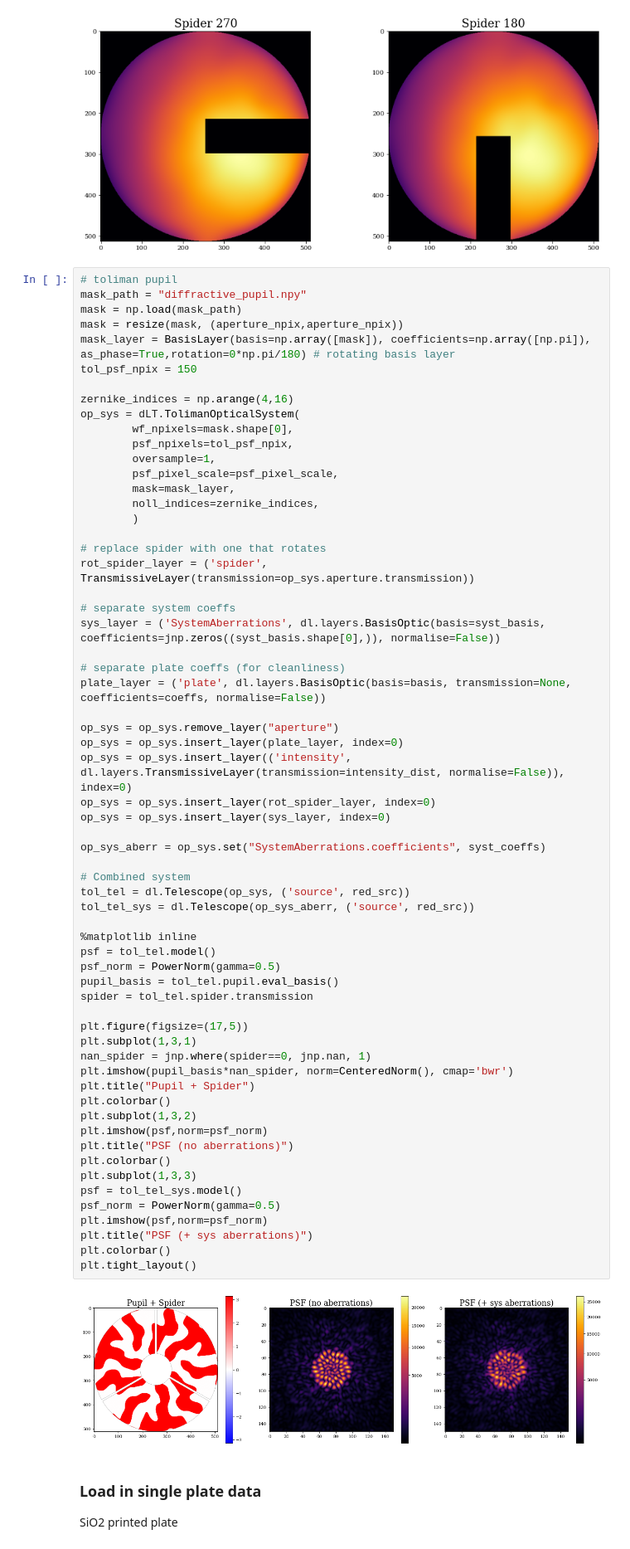
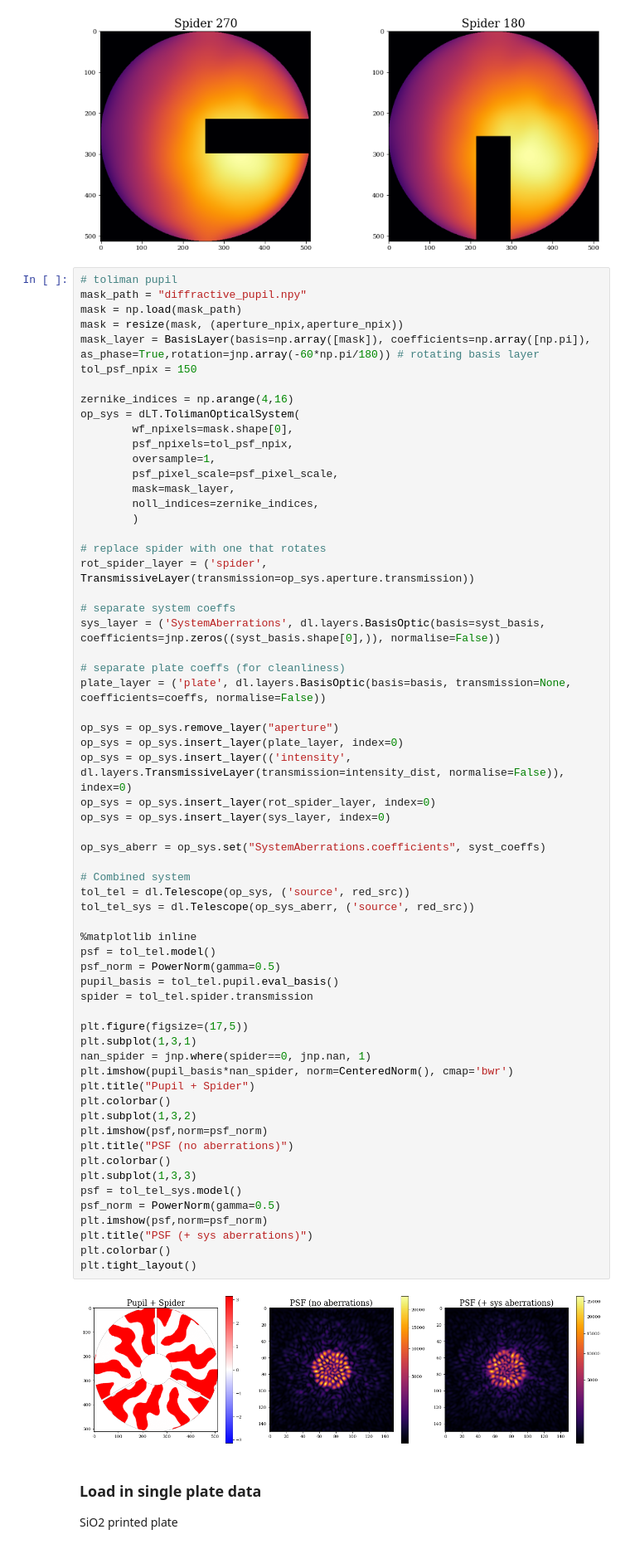
Before and after one commit to TolimanSpace/toliman_dp_design_testing, a Jupyter notebook: Gluing_Characterisation_3_26_fm.ipynb, the cells around one changed output. Shown at 83% size. Drawn from its saved outputs; the diff is of its cells as text.

```diff
--- a/Gluing_Characterisation_3_26_fm.ipynb
+++ b/Gluing_Characterisation_3_26_fm.ipynb
@@ -204,7 +204,7 @@ Text(0.5, 1.0, 'Spider 180')
 mask_path = "diffractive_pupil.npy"
 mask = np.load(mask_path)
 mask = resize(mask, (aperture_npix,aperture_npix))
-mask_layer = BasisLayer(basis=np.array([mask]), coefficients=np.array([np.pi]), as_phase=True,rotation=0*np.pi/180) # rotating basis layer
+mask_layer = BasisLayer(basis=np.array([mask]), coefficients=np.array([np.pi]), as_phase=True,rotation=jnp.array(-60*np.pi/180)) # rotating basis layer
 tol_psf_npix = 150
 
 zernike_indices = np.arange(4,16)
@@ -235,34 +235,34 @@ op_sys = op_sys.insert_layer(sys_layer, index=0)
 op_sys_aberr = op_sys.set("SystemAberrations.coefficients", syst_coeffs)
 
 # Combined system
 tol_tel = dl.Telescope(op_sys, ('source', red_src))
 tol_tel_sys = dl.Telescope(op_sys_aberr, ('source', red_src))
 
 %matplotlib inline
 psf = tol_tel.model()
 psf_norm = PowerNorm(gamma=0.5)
 pupil_basis = tol_tel.pupil.eval_basis()
 spider = tol_tel.spider.transmission
 
 plt.figure(figsize=(17,5))
 plt.subplot(1,3,1)
 nan_spider = jnp.where(spider==0, jnp.nan, 1)
 plt.imshow(pupil_basis*nan_spider, norm=CenteredNorm(), cmap='bwr')
 plt.title("Pupil + Spider")
 plt.colorbar()
 plt.subplot(1,3,2)
 plt.imshow(psf,norm=psf_norm)
 plt.title("PSF (no aberrations)")
 plt.colorbar()
 plt.subplot(1,3,3)
 psf = tol_tel_sys.model()
 psf_norm = PowerNorm(gamma=0.5)
 plt.imshow(psf,norm=psf_norm)
 plt.title("PSF (+ sys aberrations)")
 plt.colorbar()
 plt.tight_layout()
 # %% [output]
-[figure, old version]
+[figure, new version]
 # %% [markdown]
 ### Load in single plate data
 SiO2 printed plate
```
Also changed, not shown: parts of 7 cells of this notebook, 4 other files.
